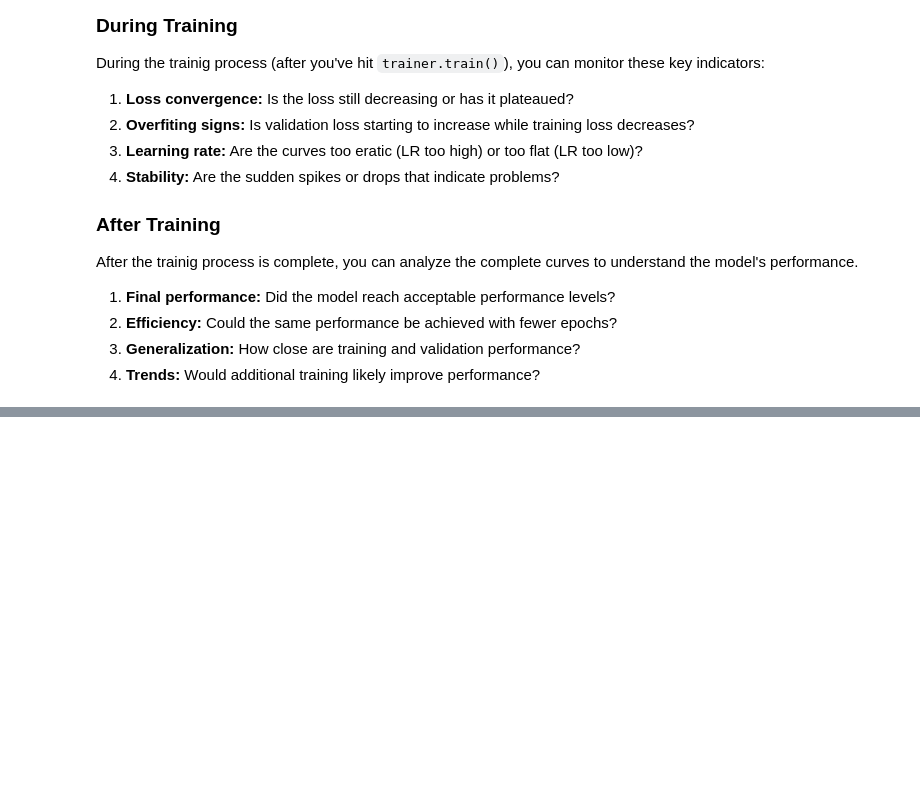
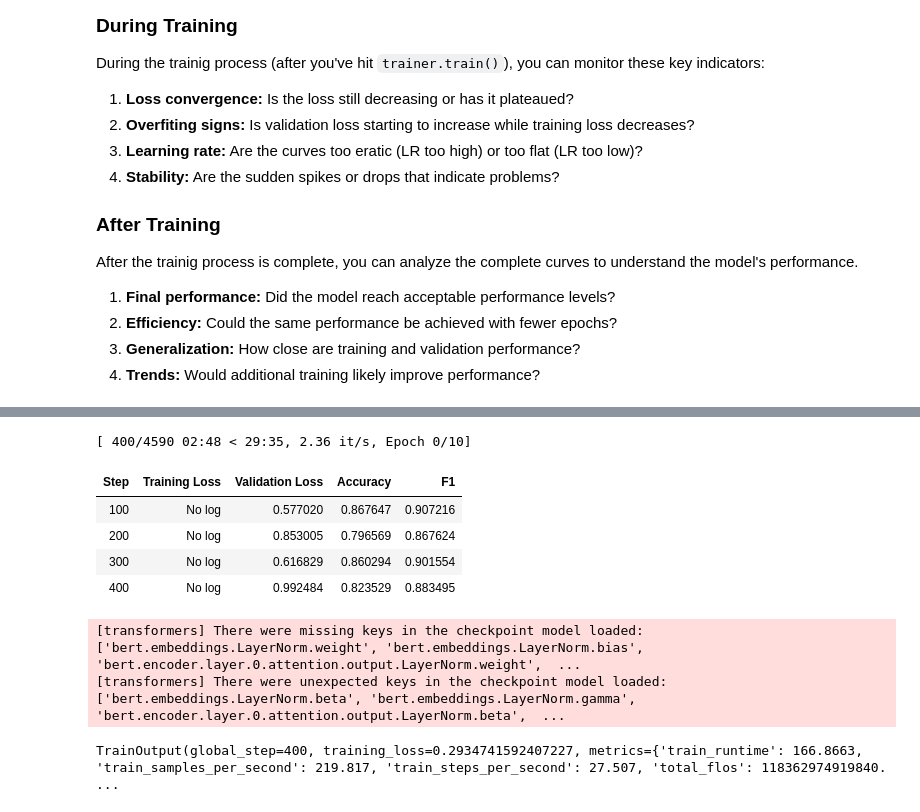
Before and after one commit to JoseAlberto88/Hugging-Face-LLM-Course, a Jupyter notebook: Fine_Tuning_A_Pretained_Model_.ipynb, the cells around one changed output, grey strips where cells are left out. Drawn from its saved outputs; the diff is of its cells as text; code cells hidden in the pictures; blank space fills up the shorter version.

```diff
--- a/Fine_Tuning_A_Pretained_Model_.ipynb
+++ b/Fine_Tuning_A_Pretained_Model_.ipynb
@@ -1090,0 +1110,40 @@ After the trainig process is complete, you can analyze the complete curves to un
+# %%
+# Example of detecting overfitting with early stoppoing
+from transformers import EarlyStoppingCallback
+
+training_args = TrainingArguments(
+    output_dir="./results",
+    eval_strategy="steps",
+    eval_steps=100,
+    save_strategy="steps",
+    save_steps=100,
+    load_best_model_at_end=True,
+    metric_for_best_model="eval_loss",
+    greater_is_better=False,
+    num_train_epochs=10, # Set high, but we'll stop early
+)
+
+# Add early stopping to prevent overfitting
+
+trainer = Trainer(
+    model=model,
+    args=training_args,
+    train_dataset=tokenized_datasets["train"],
+    eval_dataset=tokenized_datasets["validation"],
+    data_collator=data_collator,
+    processing_class=tokenizer,
+    compute_metrics=compute_metrics,
+    callbacks=[EarlyStoppingCallback(early_stopping_patience=3)],
+)
+
+trainer.train()
+# %% [output]
+[ 400/4590 02:48 < 29:35, 2.36 it/s, Epoch 0/10]
+| Step | Training Loss | Validation Loss | Accuracy | F1 |
+| 100 | No log | 0.577020 | 0.867647 | 0.907216 |
+| 200 | No log | 0.853005 | 0.796569 | 0.867624 |
+| 300 | No log | 0.616829 | 0.860294 | 0.901554 |
+| 400 | No log | 0.992484 | 0.823529 | 0.883495 |
+[transformers] There were missing keys in the checkpoint model loaded: ['bert.embeddings.LayerNorm.weight', 'bert.embeddings.LayerNorm.bias', 'bert.encoder.layer.0.attention.output.LayerNorm.weight',  ...
+[transformers] There were unexpected keys in the checkpoint model loaded: ['bert.embeddings.LayerNorm.beta', 'bert.embeddings.LayerNorm.gamma', 'bert.encoder.layer.0.attention.output.LayerNorm.beta',  ...
+TrainOutput(global_step=400, training_loss=0.2934741592407227, metrics={'train_runtime': 166.8663, 'train_samples_per_second': 219.817, 'train_steps_per_second': 27.507, 'total_flos': 118362974919840. ...
```
Also changed, not shown: parts of 16 cells of this notebook.
